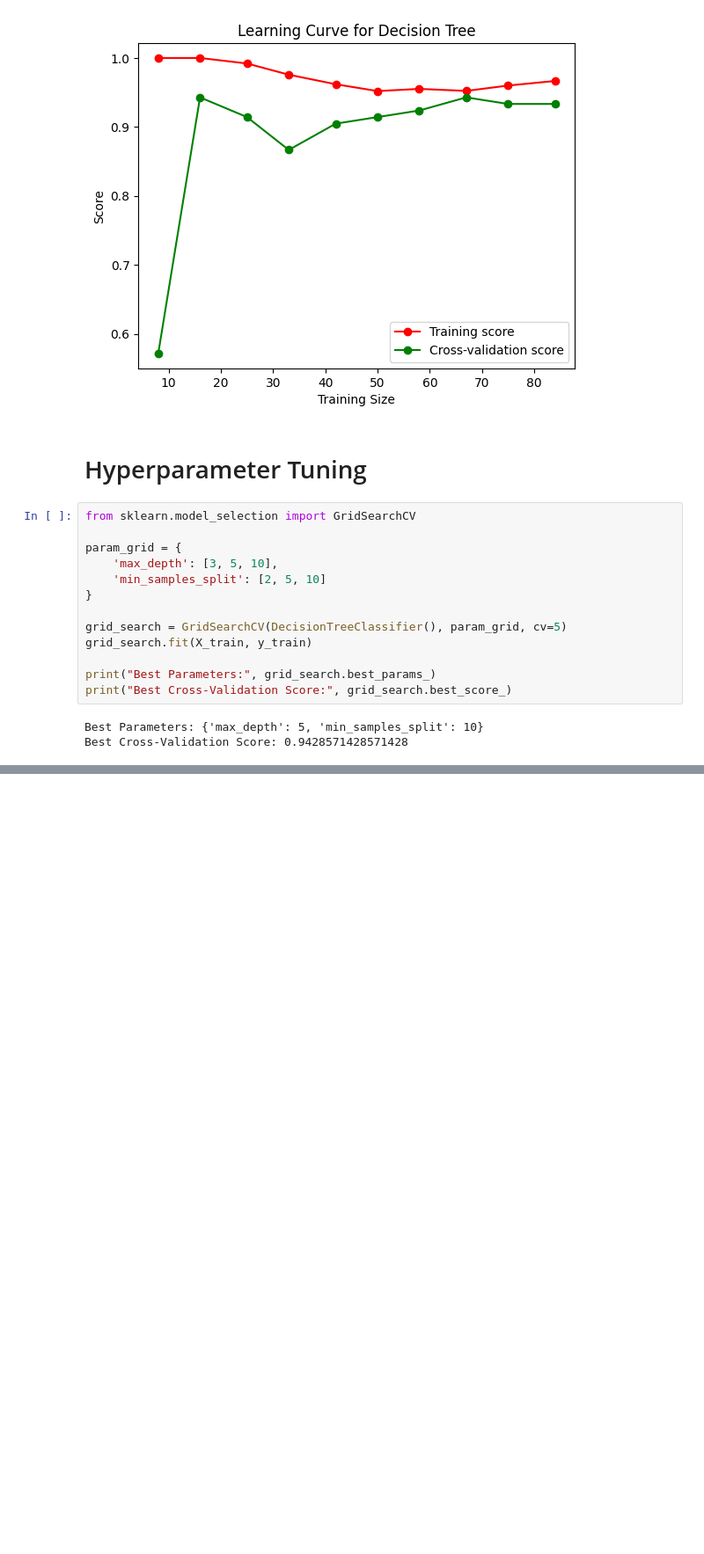
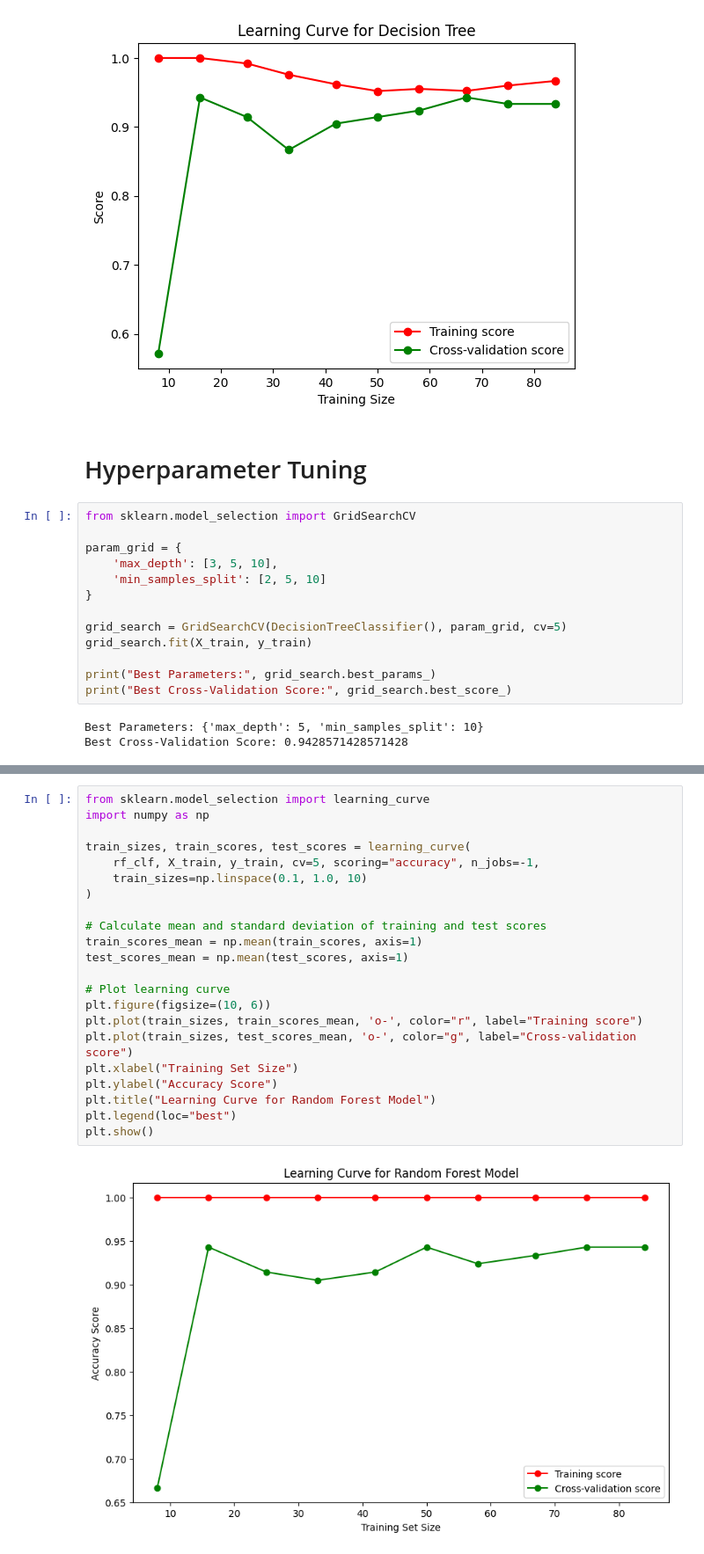
Before and after one commit to riponalmamun/MangoLeafBD, a Jupyter notebook: MangoLeafBD.ipynb, the cells around one changed output, grey strips where cells are left out. Shown at 88% size. Cells and saved outputs as stored; diff of their text form; blank space fills up the shorter version.

```diff
--- a/MangoLeafBD.ipynb
+++ b/MangoLeafBD.ipynb
@@ -241,0 +348,24 @@ Best Cross-Validation Score: 0.9428571428571428
+# %%
+from sklearn.model_selection import learning_curve
+import numpy as np
+
+train_sizes, train_scores, test_scores = learning_curve(
+    rf_clf, X_train, y_train, cv=5, scoring="accuracy", n_jobs=-1,
+    train_sizes=np.linspace(0.1, 1.0, 10)
+)
+
+# Calculate mean and standard deviation of training and test scores
+train_scores_mean = np.mean(train_scores, axis=1)
+test_scores_mean = np.mean(test_scores, axis=1)
+
+# Plot learning curve
+plt.figure(figsize=(10, 6))
+plt.plot(train_sizes, train_scores_mean, 'o-', color="r", label="Training score")
+plt.plot(train_sizes, test_scores_mean, 'o-', color="g", label="Cross-validation score")
+plt.xlabel("Training Set Size")
+plt.ylabel("Accuracy Score")
+plt.title("Learning Curve for Random Forest Model")
+plt.legend(loc="best")
+plt.show()
+# %% [output]
+[figure, added]
```
Also changed, not shown: parts of 8 cells of this notebook.
